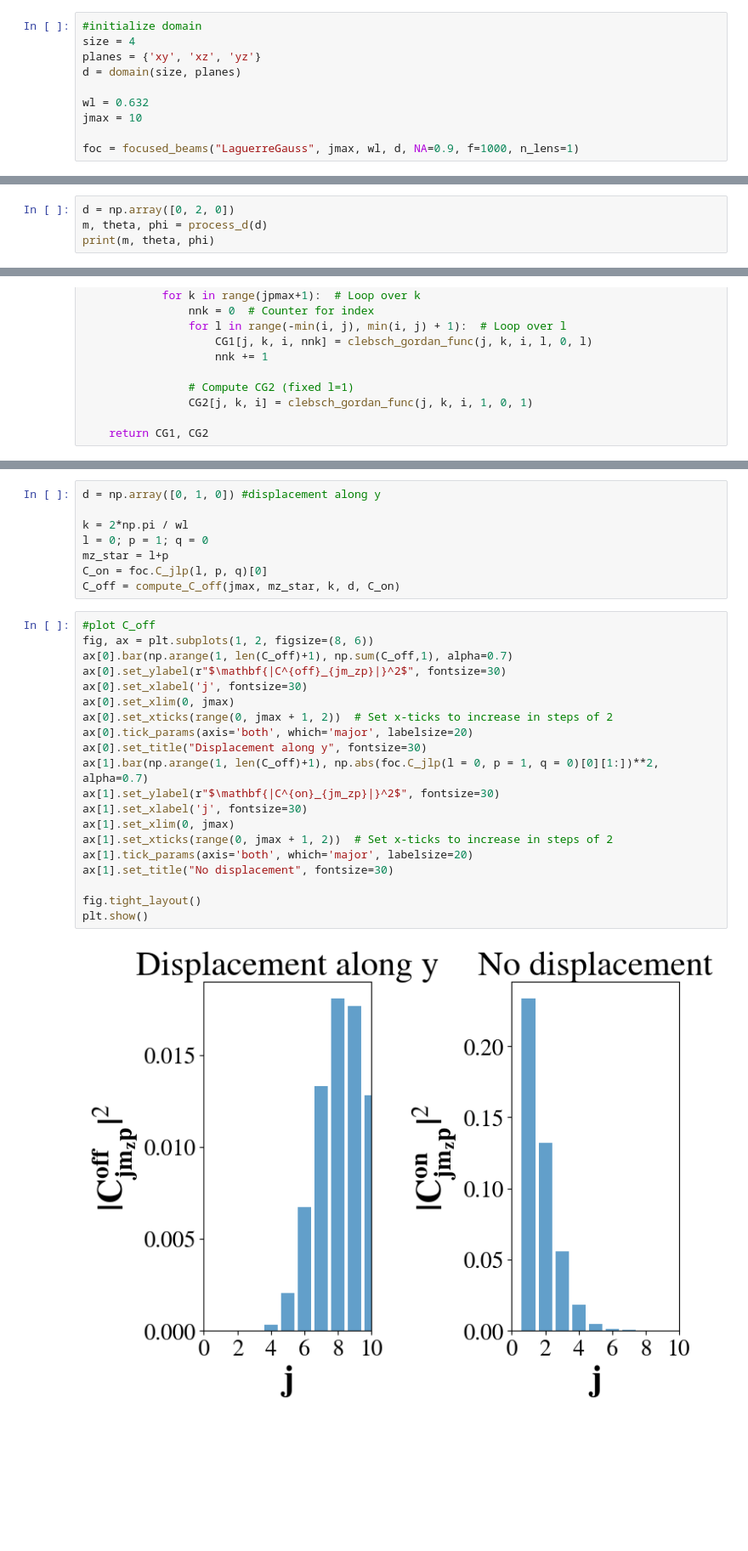
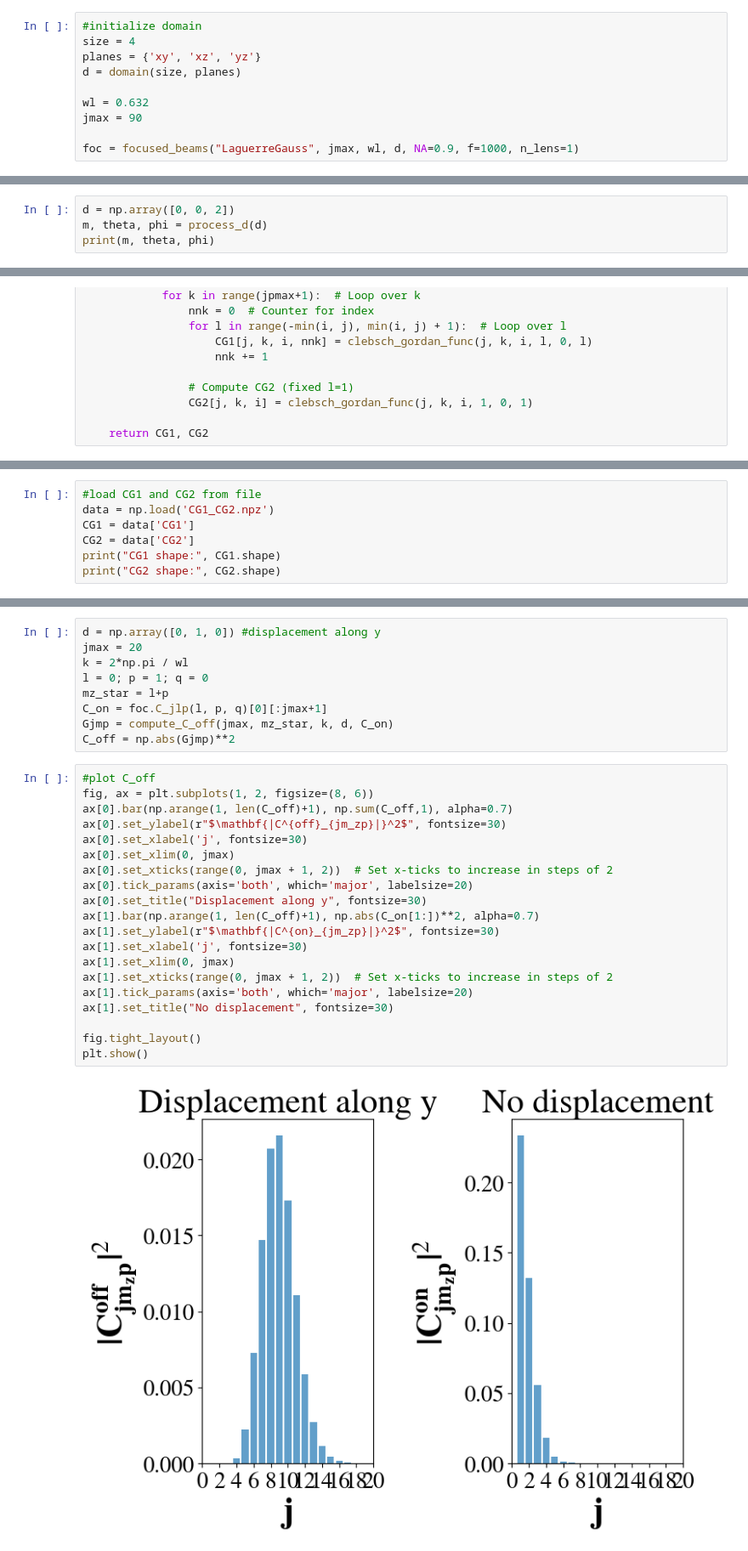
Before and after one commit to joakimpugesgaard/PyScatter, a Jupyter notebook: displaced_beams.ipynb, the cells around one changed output, grey strips where cells are left out. Shown: that part at 85% size. Saved outputs shown, nothing was run; the diff lists cells and outputs as text; blank space fills up the shorter version.

```diff
--- a/displaced_beams.ipynb
+++ b/displaced_beams.ipynb
@@ -98,7 +99,7 @@ planes = {'xy', 'xz', 'yz'}
 d = domain(size, planes)
 
 wl = 0.632
-jmax = 10
+jmax = 90
 
 foc = focused_beams("LaguerreGauss", jmax, wl, d, NA=0.9, f=1000, n_lens=1)
 # %%
@@ -150,7 +160,7 @@ def process_d(d):
 
         return mag, theta, phi
 # %%
-d = np.array([0, 2, 0])
+d = np.array([0, 0, 2])
 m, theta, phi = process_d(d)
 print(m, theta, phi)
 # %% [output]
@@ -292,0 +231,7 @@ CG1, CG2 = matrix_CGs(10, 10, clebsch_gordan)
+# %%
+#load CG1 and CG2 from file
+data = np.load('CG1_CG2.npz')
+CG1 = data['CG1']
+CG2 = data['CG2']
+print("CG1 shape:", CG1.shape)
+print("CG2 shape:", CG2.shape)
@@ -363,33 +330,34 @@ def compute_C_off(j_max, mz_star, k, d, C_on):
 # %%
 d = np.array([0, 1, 0]) #displacement along y
-
+jmax = 20
 k = 2*np.pi / wl
 l = 0; p = 1; q = 0
 mz_star = l+p
-C_on = foc.C_jlp(l, p, q)[0]
-C_off = compute_C_off(jmax, mz_star, k, d, C_on)
+C_on = foc.C_jlp(l, p, q)[0][:jmax+1]
+Gjmp = compute_C_off(jmax, mz_star, k, d, C_on)
+C_off = np.abs(Gjmp)**2
 # %%
 #plot C_off
 fig, ax = plt.subplots(1, 2, figsize=(8, 6))
 ax[0].bar(np.arange(1, len(C_off)+1), np.sum(C_off,1), alpha=0.7)
 ax[0].set_ylabel(r"$\mathbf{|C^{off}_{jm_zp}|}^2$", fontsize=30)
 ax[0].set_xlabel('j', fontsize=30)
 ax[0].set_xlim(0, jmax)
 ax[0].set_xticks(range(0, jmax + 1, 2))  # Set x-ticks to increase in steps of 2
 ax[0].tick_params(axis='both', which='major', labelsize=20)
 ax[0].set_title("Displacement along y", fontsize=30)
-ax[1].bar(np.arange(1, len(C_off)+1), np.abs(foc.C_jlp(l = 0, p = 1, q = 0)[0][1:])**2, alpha=0.7)
+ax[1].bar(np.arange(1, len(C_off)+1), np.abs(C_on[1:])**2, alpha=0.7)
 ax[1].set_ylabel(r"$\mathbf{|C^{on}_{jm_zp}|}^2$", fontsize=30)
 ax[1].set_xlabel('j', fontsize=30)
 ax[1].set_xlim(0, jmax)
 ax[1].set_xticks(range(0, jmax + 1, 2))  # Set x-ticks to increase in steps of 2
 ax[1].tick_params(axis='both', which='major', labelsize=20)
 ax[1].set_title("No displacement", fontsize=30)
 
 fig.tight_layout()
 plt.show()
 # %% [output]
-[figure, old version]
+[figure, new version]
 # %%
 # Plot stacked histogram and C_on in a (1, 2) subplot
 fig, ax = plt.subplots(1, 2, figsize=(15, 6))
```
Also changed, not shown: parts of 22 cells of this notebook.
